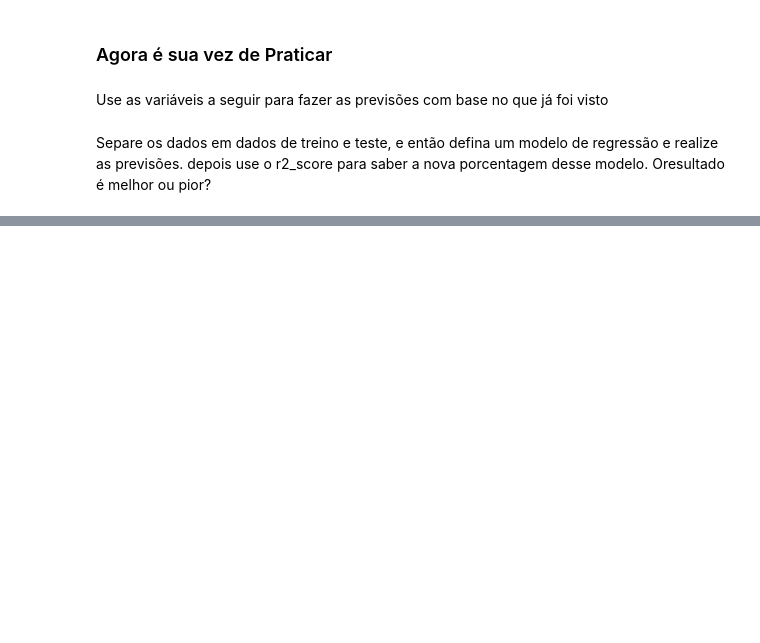
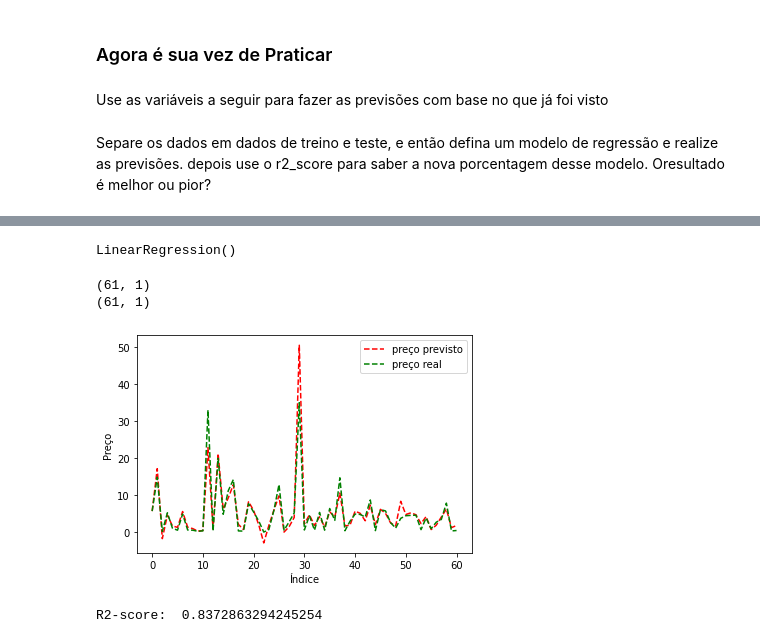
Before and after one commit to JoshuelNobre/machine-learning-lead-course, a Jupyter notebook: Aula02/Regressao.ipynb, the cells around one changed output, grey strips where cells are left out. Saved outputs shown, nothing was run; the diff lists cells and outputs as text; code cells hidden in the pictures; blank space fills up the shorter version.

```diff
--- a/Aula02/Regressao.ipynb
+++ b/Aula02/Regressao.ipynb
@@ -192,0 +189,4 @@ Escrevo jaja
+# %%
+from sklearn.model_selection import train_test_split
+
+x_train, x_test, y_train, y_test = train_test_split(new_x, new_y, test_size=0.2)
@@ -192,0 +210,34 @@ Escrevo jaja
+# %%
+from sklearn.linear_model import LinearRegression
+
+# define um modelo de regressão
+model = LinearRegression()
+
+# treina o modelo com os dados de treino
+model.fit(x_train, y_train)
+# %% [output]
+LinearRegression()
+# %%
+y_pred2 = model.predict(x_test)
+# %%
+print(y_pred2.shape)
+print(y_test.shape)
+# %% [output]
+(61, 1)
+(61, 1)
+# %%
+plt.plot(range(y_pred.shape[0]), y_pred2,'r--')
+plt.plot(range(y_test.shape[0]), y_test,'g--')
+plt.legend(['preço previsto', 'preço real'])
+plt.ylabel('Preço')
+plt.xlabel('Índice')
+
+plt.show()
+# %% [output]
+[figure, added]
+# %%
+from sklearn.metrics import r2_score
+
+print('R2-score: ', r2_score(y_test, y_pred2))
+# %% [output]
+R2-score:  0.8372863294245254
```
Also changed, not shown: parts of 7 cells of this notebook, 2 other files.
